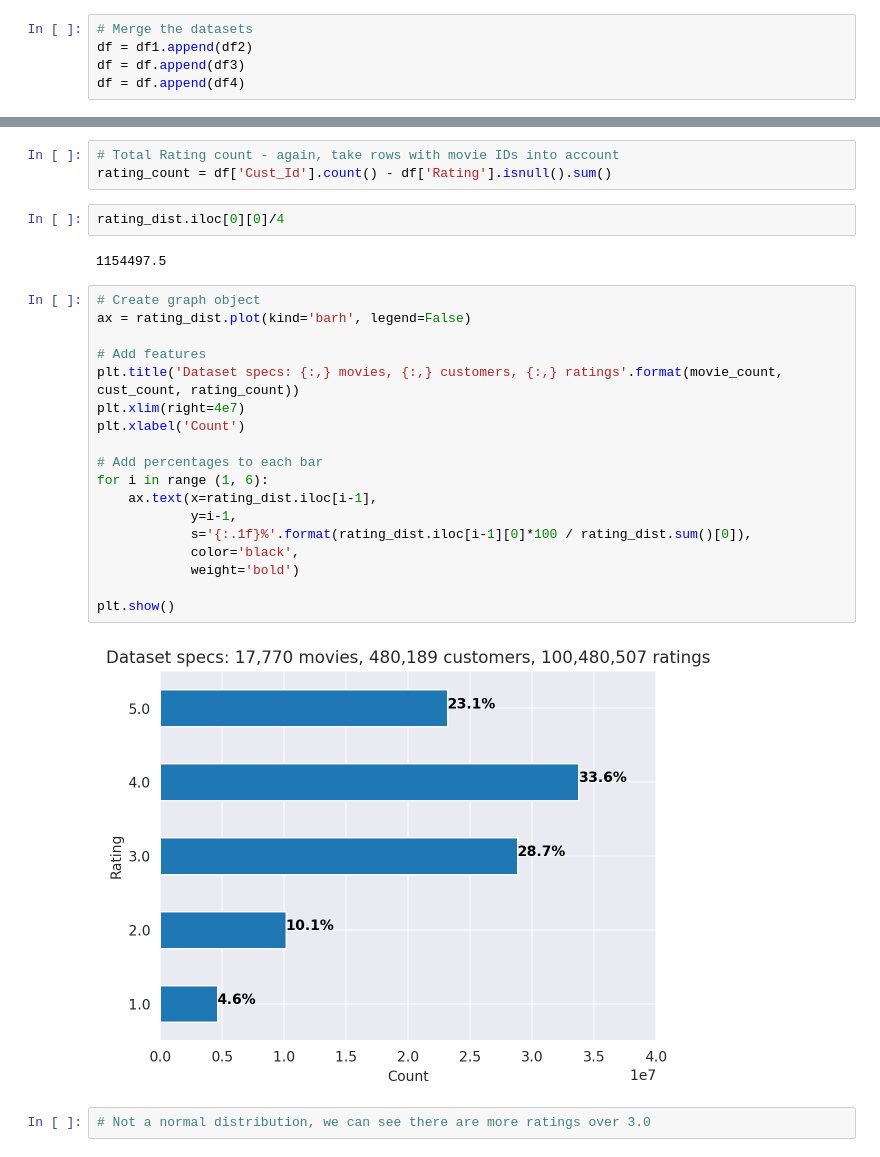
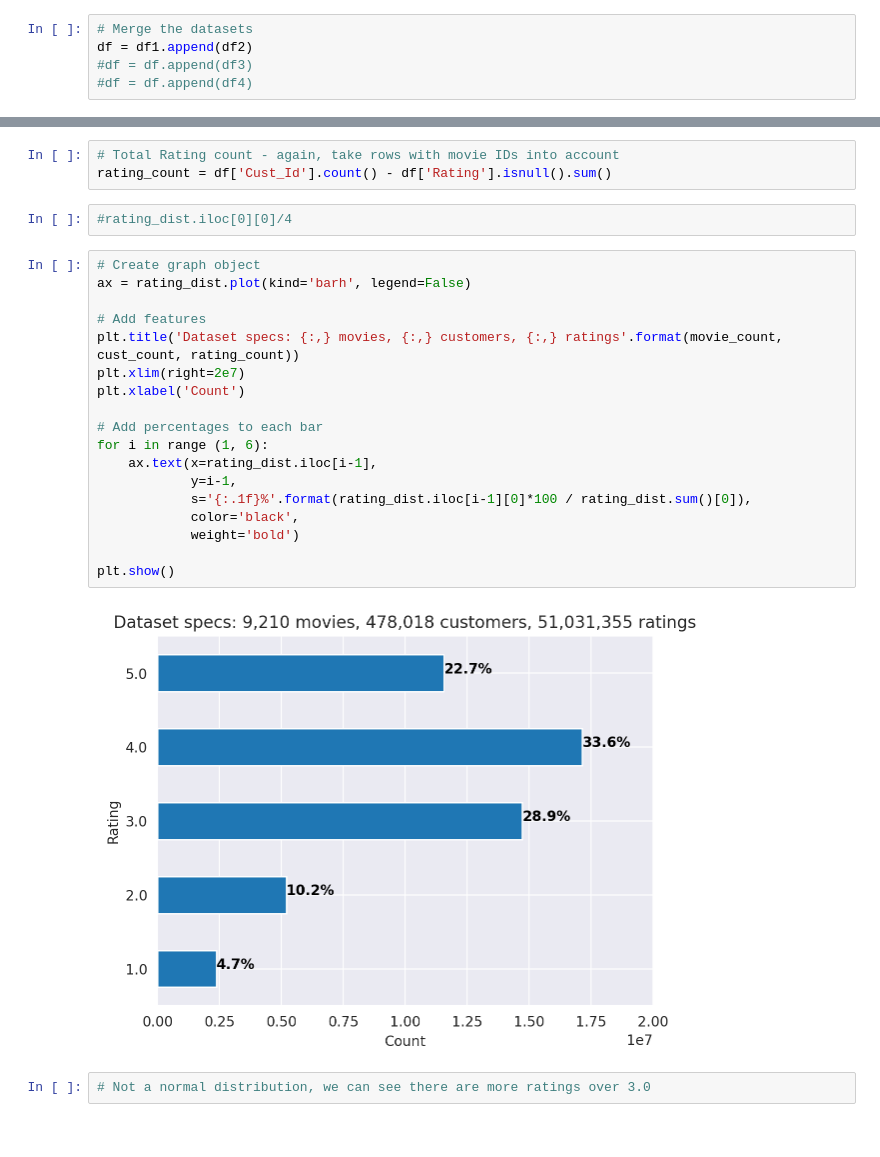
Before and after one commit to edubf22/recommender-challenge, a Jupyter notebook: notebooks/data-manipulation.ipynb, the cells around one changed output, grey strips where cells are left out. Drawn from its saved outputs; the diff is of its cells as text.

```diff
--- a/notebooks/data-manipulation.ipynb
+++ b/notebooks/data-manipulation.ipynb
@@ -65,8 +63,8 @@ print(df4.shape)
 # %%
 # Merge the datasets
 df = df1.append(df2)
-df = df.append(df3)
-df = df.append(df4)
+#df = df.append(df3)
+#df = df.append(df4)
 # %%
 # Reset index and show shape
 df.index = np.arange(0, len(df))
@@ -116,29 +114,27 @@ cust_count = df['Cust_Id'].nunique() - df['Rating'].isnull().sum()
 # Total Rating count - again, take rows with movie IDs into account
 rating_count = df['Cust_Id'].count() - df['Rating'].isnull().sum()
 # %%
-rating_dist.iloc[0][0]/4
+#rating_dist.iloc[0][0]/4
-# %% [output]
-1154497.5
 # %%
 # Create graph object
 ax = rating_dist.plot(kind='barh', legend=False)
 
 # Add features
 plt.title('Dataset specs: {:,} movies, {:,} customers, {:,} ratings'.format(movie_count, cust_count, rating_count))
-plt.xlim(right=4e7)
+plt.xlim(right=2e7)
 plt.xlabel('Count')
 
 # Add percentages to each bar
 for i in range (1, 6):
     ax.text(x=rating_dist.iloc[i-1],
             y=i-1,
             s='{:.1f}%'.format(rating_dist.iloc[i-1][0]*100 / rating_dist.sum()[0]),
             color='black',
             weight='bold')
 
 plt.show()
 # %% [output]
-[figure, old version]
+[figure, new version]
 # %%
 # Not a normal distribution, we can see there are more ratings over 3.0
 # %% [markdown]
```
Also changed, not shown: parts of 54 cells of this notebook.
